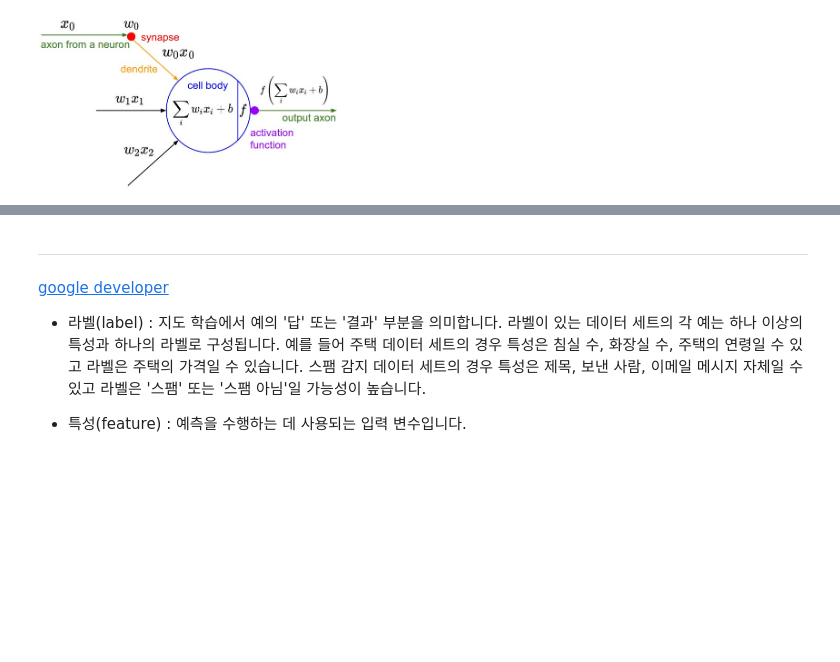
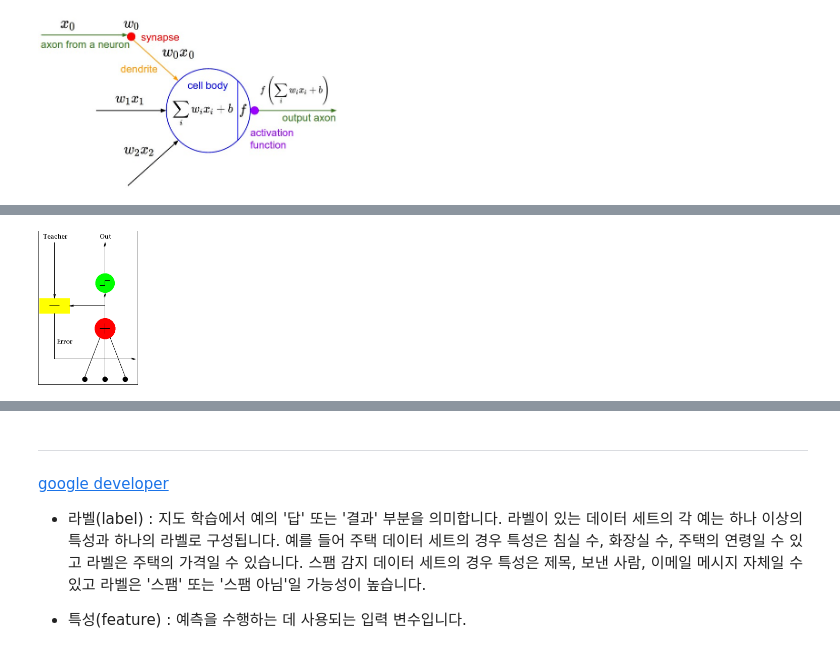
Before and after one commit to blee8/MyNotebook, a Jupyter notebook: 00_Sum Note/용어집.ipynb, the cells around one changed output, grey strips where cells are left out. Cells and saved outputs as stored; diff of their text form; code cells hidden in the pictures; blank space fills up the shorter version.

```diff
--- a/00_Sum Note/용어집.ipynb
+++ b/00_Sum Note/용어집.ipynb
@@ -48,0 +66,4 @@ Image(filename='../img/neuron_model.jpeg', width=300)
+# %%
+Image(filename='../img/adaline.png', width=100)
+# %% [output]
+[figure, added]
```
Also changed, not shown: parts of 9 cells of this notebook, 56 other files.
